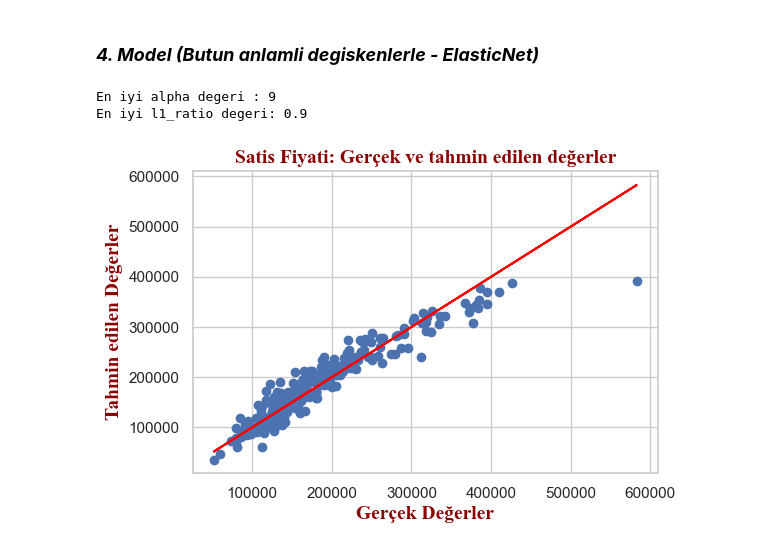
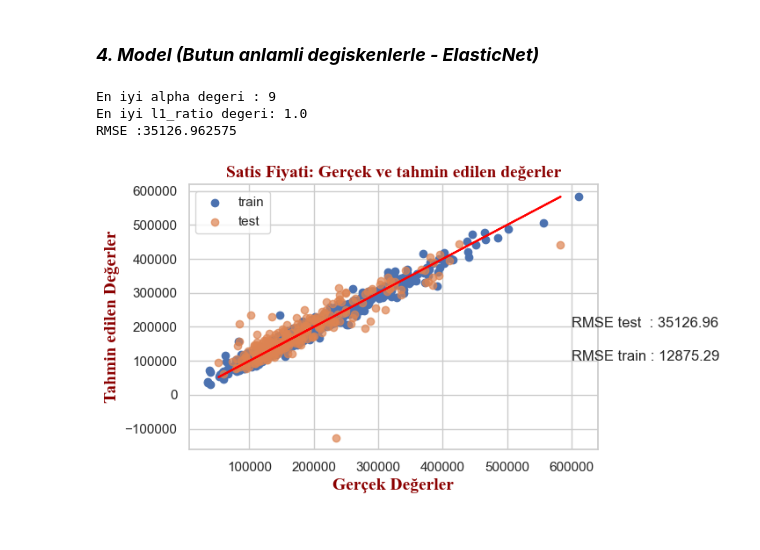
Before and after one commit to ahmetpergamum/datascience, a Jupyter notebook: 06_linear_regression/07_02_overfitting_and_regularization.ipynb, the cells around one changed output. Saved outputs shown, nothing was run; the diff lists cells and outputs as text; code cells hidden in the pictures.

```diff
--- a/06_linear_regression/07_02_overfitting_and_regularization.ipynb
+++ b/06_linear_regression/07_02_overfitting_and_regularization.ipynb
@@ -91,18 +97,46 @@ def save_results(regression, model_nu, x_train, x_test, y_train, y_test, y_preds
         results_df = pd.concat([results_df, df])
 
 
+# tahmin ve gercek deger grafigini cizdiren fonksiyon
 def make_plot(y_test, y_test_pred, y_train, y_train_pred):
     plt.figure(dpi = 100)
+    # gercek degerler ve tahmin degerleri
+    # egitim tahminleri
     plt.scatter(y_train, y_train_pred, label='train')
-    plt.scatter(y_test, y_test_pred, alpha=0.5, label='test')
-    plt.plot(y_test, y_test, color="red", label='real')
+    # test tahminleri
+    plt.scatter(y_test, y_test_pred, label='test', alpha=0.7)
+    # gercek degerlerin cizgisi
+    plt.plot(y_test, y_test, color="red")
     plt.xlabel("Gerçek Değerler", fontdict=axis_font)
     plt.ylabel("Tahmin edilen Değerler", fontdict=axis_font)
+    # rmse degerlerini annotate ile grafige yazabiliriz
     plt.annotate('RMSE test  : {:.2f}'.format(rmse(y_test,y_test_pred)), xy=(600000,200000))
     plt.annotate('RMSE train : {:.2f}'.format(rmse(y_train,y_train_pred)), xy=(600000,100000))
     plt.title("Satis Fiyati: Gerçek ve tahmin edilen değerler", fontdict=title_font)
+    # legend lokasyonunu belirler
     plt.legend(loc='upper left')
     plt.show()
+
+# kategorik degiskenleri encode eden fonksiyon
+def encode(df, feature):
+    ordering = pd.DataFrame()
+    ordering['val'] = df[feature].unique()
+    # degerler index yapildi
+    ordering.index = ordering.val
+    # degisken degerlerinin SalePrice ortalamalarini aliyor
+    ordering['spmean'] = df[[feature, 'SalePrice']].groupby(feature).mean()['SalePrice']
+    # ortalamalari siraliyor
+    ordering = ordering.sort_values('spmean')
+    # siralama degerleri ayri bir sutunda
+    ordering['ordering'] = range(1, ordering.shape[0]+1)
+    #print(ordering)
+    ordering = ordering['ordering'].to_dict()
+    # en son soyle bir sozluk olusur ExterQual icin
+    # {'Fa': 1, 'TA': 2, 'Gd': 3, 'Ex': 4}
+
+    # burasi cok ilginc yeni encoded degiskeni burada olusturuyor
+    for cat, o in ordering.items():
+        df.loc[df[feature] == cat, feature+'_E'] = o
 # %% [markdown]
 ### ***1. Model (Polynomial butun anlamli degiskenlerle)***
 # %%
@@ -259,7 +292,7 @@ results_df
 # en iyi alpha degerini bulmak icin dongu
 rmse_best = 50000
 alpha_best = 1
-for alpha in range(1,100,1):
+for alpha in range(1,20,2):
     # ridge regresyonu
     lassoregr = Lasso(alpha=alpha)
     lassoregr.fit(X_train, Y_train)
@@ -307,8 +340,8 @@ results_df
 rmse_best = 50000
 alpha_best = 1
 l1_ratio_best = 0.1
-for l1_ratio in np.arange(0.1,1.5,0.1):
-    for alpha in range(1,20,1):
+for l1_ratio in np.arange(1,1.5,0.5):
+    for alpha in range(0,100,1):
         # ridge regresyonu
         elasticregr = ElasticNet(alpha=alpha, l1_ratio=l1_ratio)
         elasticregr.fit(X_train, Y_train)
@@ -321,30 +354,32 @@ for l1_ratio in np.arange(0.1,1.5,0.1):
             alpha_best = alpha
             l1_ratio_best = l1_ratio
 
-print('En iyi alpha degeri : {}\nEn iyi l1_ratio degeri: {}'.format(alpha_best, l1_ratio_best))
+print('En iyi alpha degeri : {}\nEn iyi l1_ratio degeri: {}\nRMSE :{:2f}'.format(alpha_best,
+                                                                    l1_ratio_best, rmse_best))
 # %% [output]
 En iyi alpha degeri : 9
-En iyi l1_ratio degeri: 0.9
+En iyi l1_ratio degeri: 1.0
+RMSE :35126.962575
 # %%
 # elasticnet regresyonu
-elasticregr = ElasticNet(alpha=84, l1_ratio=1.0)
+elasticregr = ElasticNet(alpha=9, l1_ratio=1.0)
 elasticregr.fit(X_train, Y_train)
 
 # test thamini
 Y_test_pred = elasticregr.predict(X_test)
 # train thamini
 Y_train_pred = elasticregr.predict(X_train)
 
 # grafigi cizdirelim
 make_plot(Y_test, Y_test_pred, Y_train, Y_train_pred)
 
 # model sonuclarini kaydedelim
 save_results(elasticregr, 4, X_train, X_test, Y_train, Y_test, Y_test_pred,
              'butun anlamli degiskenlerle - elasticnet')
 
 # model sonuclari
 results_df
 # %% [output]
-[figure, old version]
+[figure, new version]
 |  | description | rsquared_train | rsquared_test | MAE | MSE | RMSE | MAPE |
 | model |  |  |  |  |  |  |  |
```
Also changed, not shown: parts of 8 cells of this notebook, 1 other file.
